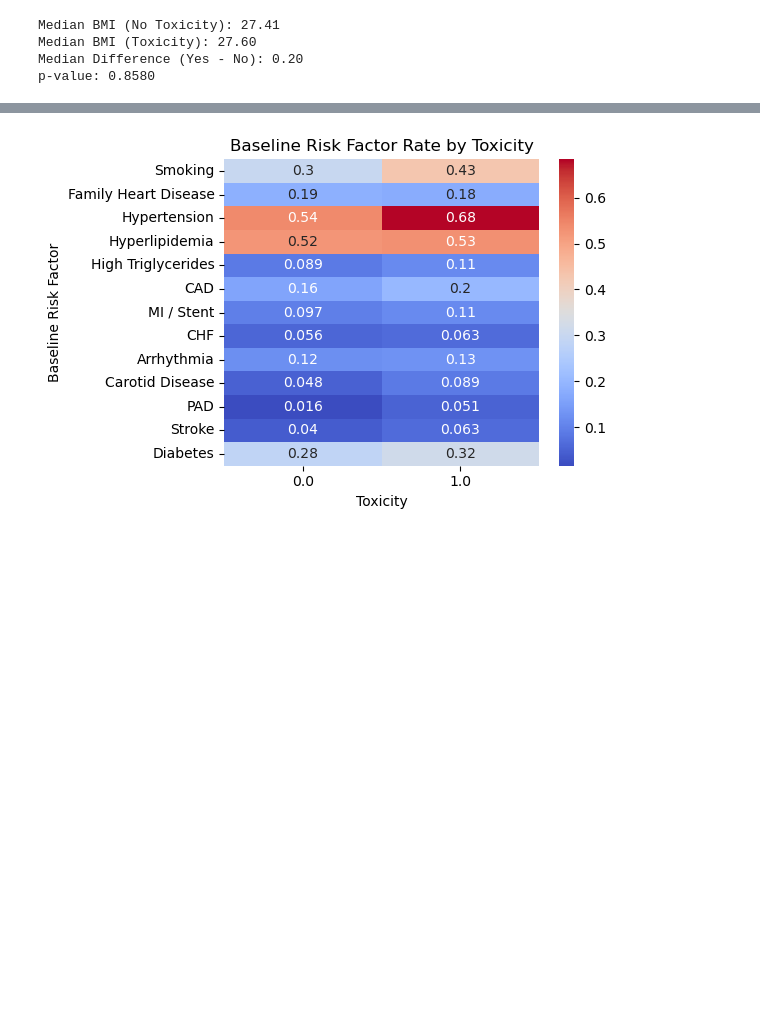
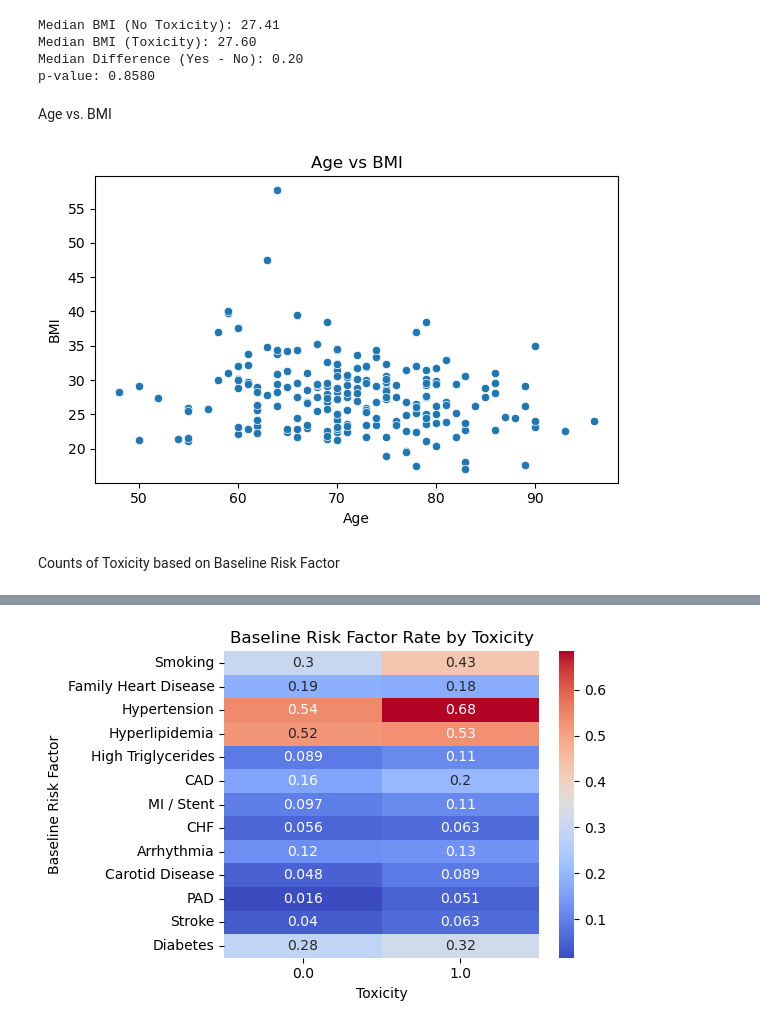
Before and after one commit to kstatham402/170A_Capstone_Project, a Jupyter notebook: notebooks/descriptive_visuals.ipynb, the cells around one changed output, grey strips where cells are left out. Saved outputs shown, nothing was run; the diff lists cells and outputs as text; code cells hidden in the pictures; blank space fills up the shorter version.

```diff
--- a/notebooks/descriptive_visuals.ipynb
+++ b/notebooks/descriptive_visuals.ipynb
@@ -210,3 +221,19 @@ Median BMI (No Toxicity): 27.41
 Median BMI (Toxicity): 27.60
 Median Difference (Yes - No): 0.20
 p-value: 0.8580
+# %% [markdown]
+Age vs. BMI
+# %%
+plt.figure(figsize=(6,4))
+sns.scatterplot(data=df, x='age', y='bmi')
+
+plt.xlabel("Age")
+plt.ylabel("BMI")
+plt.title("Age vs BMI")
+
+plt.tight_layout()
+plt.show()
+# %% [output]
+[figure, added]
+# %% [markdown]
+Counts of Toxicity based on Baseline Risk Factor
```
Also changed, not shown: parts of 29 cells of this notebook.
